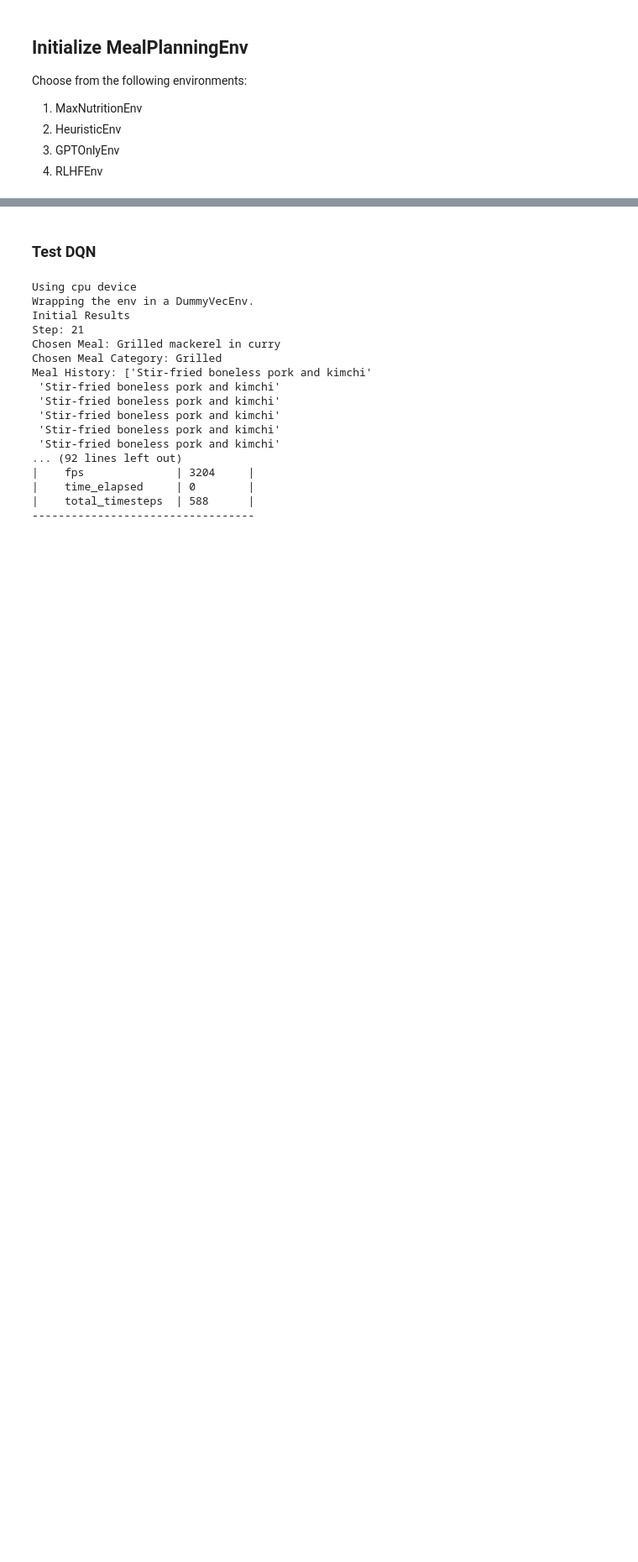
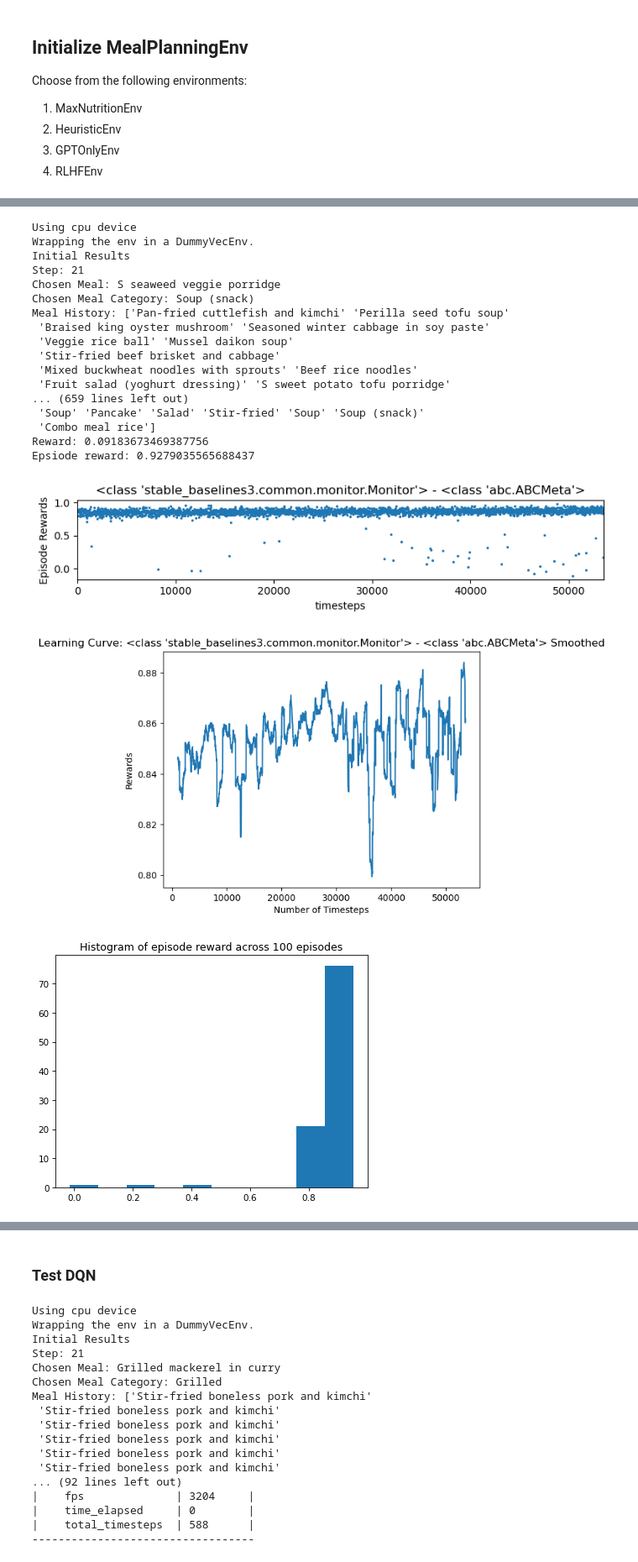
Before and after one commit to lurosenb/five_jelly_donuts, a Jupyter notebook: testing_algorithms.ipynb, the cells around one changed output, grey strips where cells are left out. Shown at 84% size. Cells and saved outputs as stored; diff of their text form; code cells hidden in the pictures; blank space fills up the shorter version.

```diff
--- a/testing_algorithms.ipynb
+++ b/testing_algorithms.ipynb
@@ -74,0 +63,23 @@ env = MaxNutritionEnv(possible_meals=possible_meals, meal_categories=meal_catego
+# %%
+run_with_learning_algorithm(PPO, heuristic_env, 50000, log_dir, num_meals=21, seed=0)
+# %% [output]
+Using cpu device
+Wrapping the env in a DummyVecEnv.
+Initial Results
+Step: 21
+Chosen Meal: S seaweed veggie porridge
+Chosen Meal Category: Soup (snack)
+Meal History: ['Pan-fried cuttlefish and kimchi' 'Perilla seed tofu soup'
+ 'Braised king oyster mushroom' 'Seasoned winter cabbage in soy paste'
+ 'Veggie rice ball' 'Mussel daikon soup'
+ 'Stir-fried beef brisket and cabbage'
+ 'Mixed buckwheat noodles with sprouts' 'Beef rice noodles'
+ 'Fruit salad (yoghurt dressing)' 'S sweet potato tofu porridge'
+... (659 lines left out)
+ 'Soup' 'Pancake' 'Salad' 'Stir-fried' 'Soup' 'Soup (snack)'
+ 'Combo meal rice']
+Reward: 0.09183673469387756
+Epsiode reward: 0.9279035565688437
+[figure, added]
+[figure, added]
+[figure, added]
```
Also changed, not shown: parts of 8 cells of this notebook, 1 other file.
